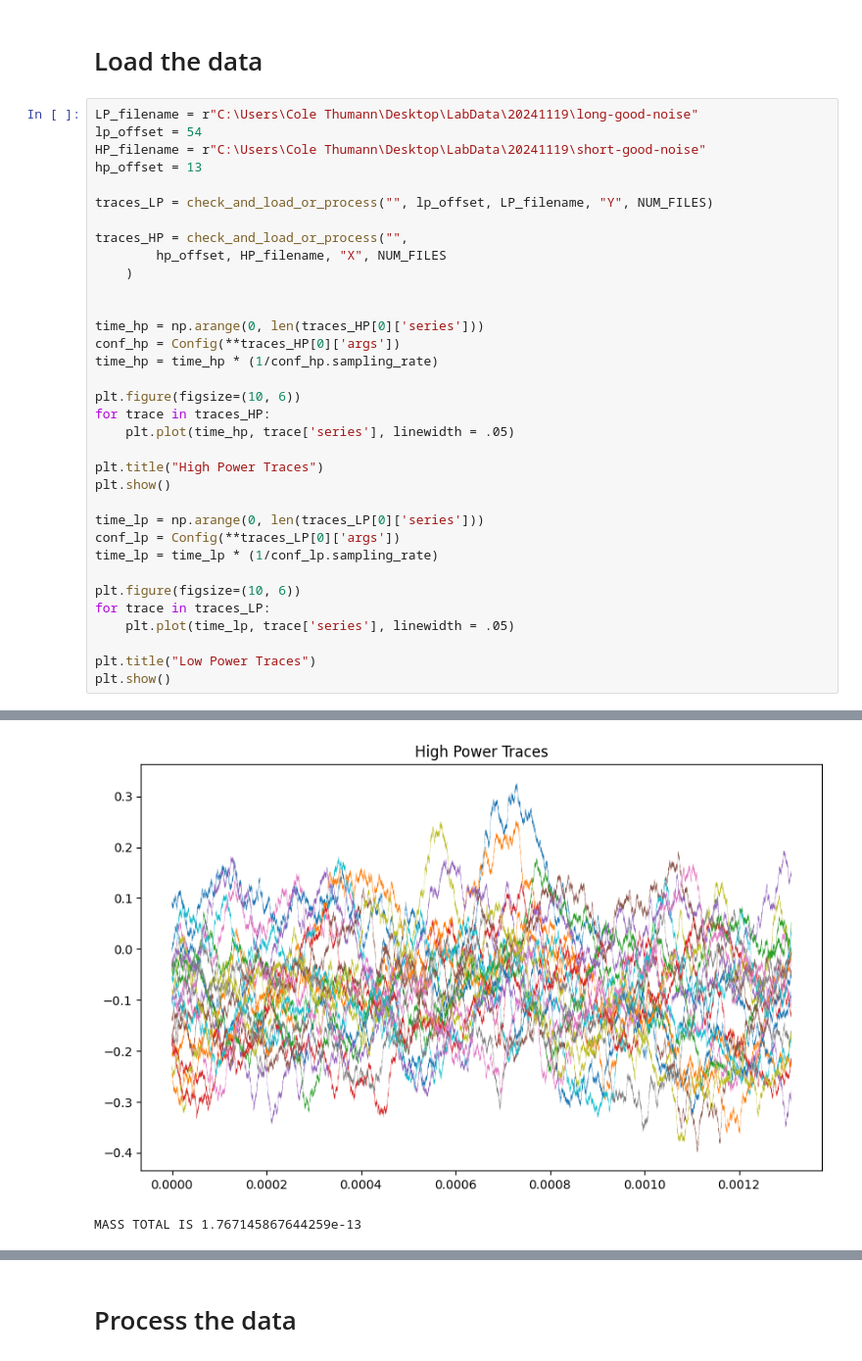
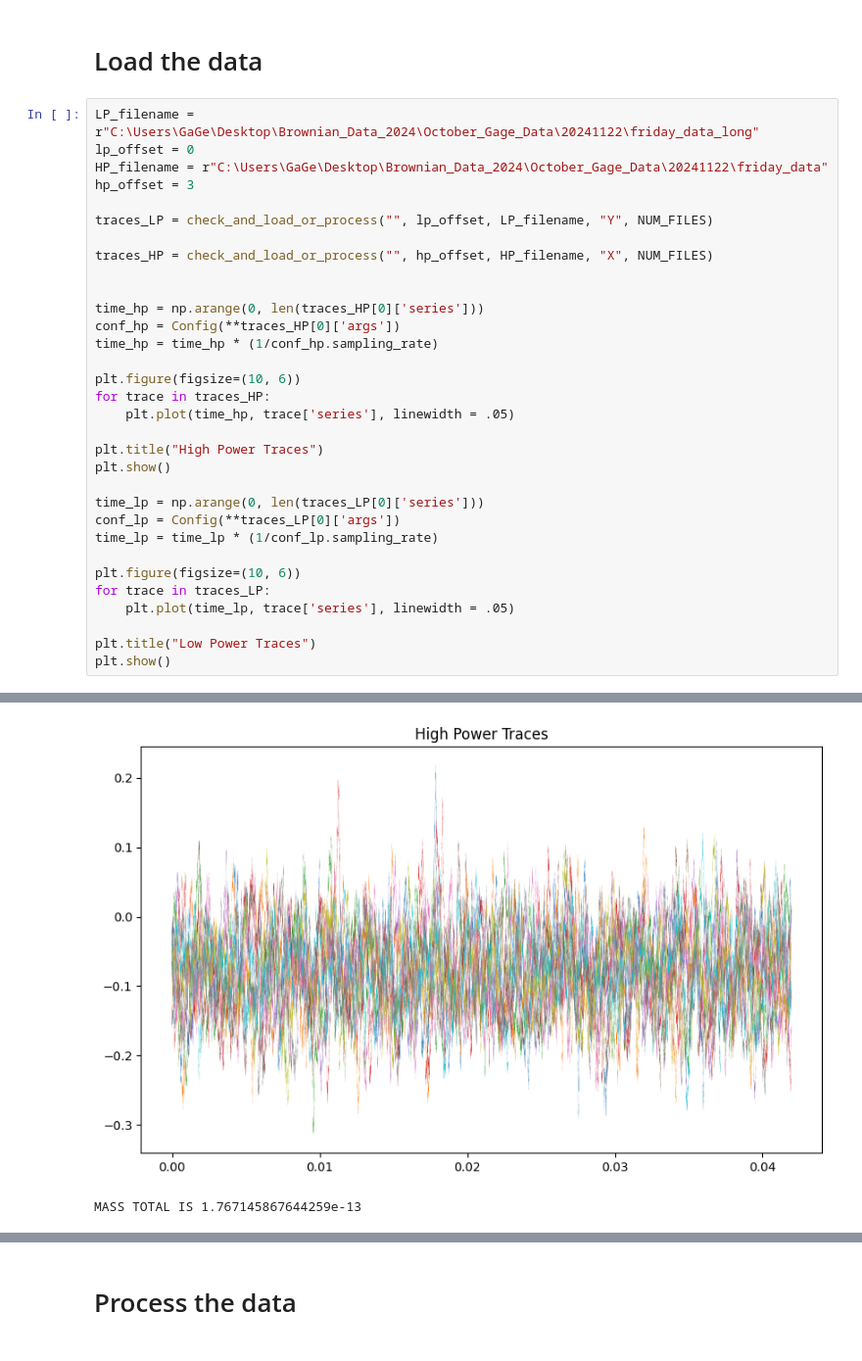
Before and after one commit to mcthumann/Brownian_Data_Analysis, a Jupyter notebook: scripts/HP_LP_Stitch.ipynb, the cells around one changed output, grey strips where cells are left out. Shown at 98% size. Drawn from its saved outputs; the diff is of its cells as text.

```diff
--- a/scripts/HP_LP_Stitch.ipynb
+++ b/scripts/HP_LP_Stitch.ipynb
@@ -43,16 +43,14 @@ Text(0.5, 1.0, 'Transfer Funtion')
 # %% [markdown]
 # Load the data
 # %%
-LP_filename = r"C:\Users\Cole Thumann\Desktop\LabData\20241119\long-good-noise"
-lp_offset = 54
-HP_filename = r"C:\Users\Cole Thumann\Desktop\LabData\20241119\short-good-noise"
-hp_offset = 13
+LP_filename = r"C:\Users\GaGe\Desktop\Brownian_Data_2024\October_Gage_Data\20241122\friday_data_long"
+lp_offset = 0
+HP_filename = r"C:\Users\GaGe\Desktop\Brownian_Data_2024\October_Gage_Data\20241122\friday_data"
+hp_offset = 3
 
 traces_LP = check_and_load_or_process("", lp_offset, LP_filename, "Y", NUM_FILES)
 
-traces_HP = check_and_load_or_process("",
-        hp_offset, HP_filename, "X", NUM_FILES
-    )
+traces_HP = check_and_load_or_process("", hp_offset, HP_filename, "X", NUM_FILES)
 
 
 time_hp = np.arange(0, len(traces_HP[0]['series']))
@@ -95,4 +93,4 @@ Reading  C:\Users\Cole Thumann\Desktop\LabData\20241119\short-good-noise 19
 data_col  X
 MASS TOTAL IS 1.767145867644259e-13
-[figure, old version]
+[figure, new version]
 MASS TOTAL IS 1.767145867644259e-13
```
Also changed, not shown: parts of 20 cells of this notebook, 3 other files.
